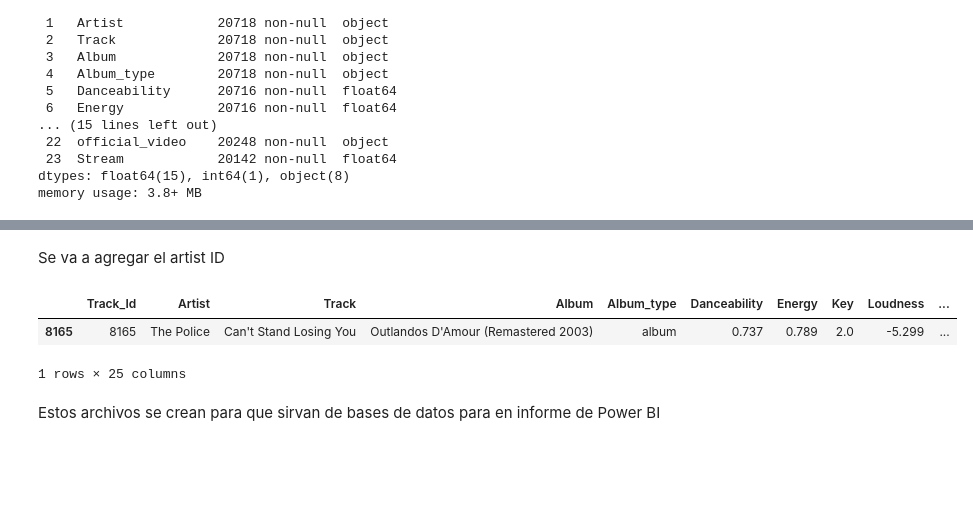
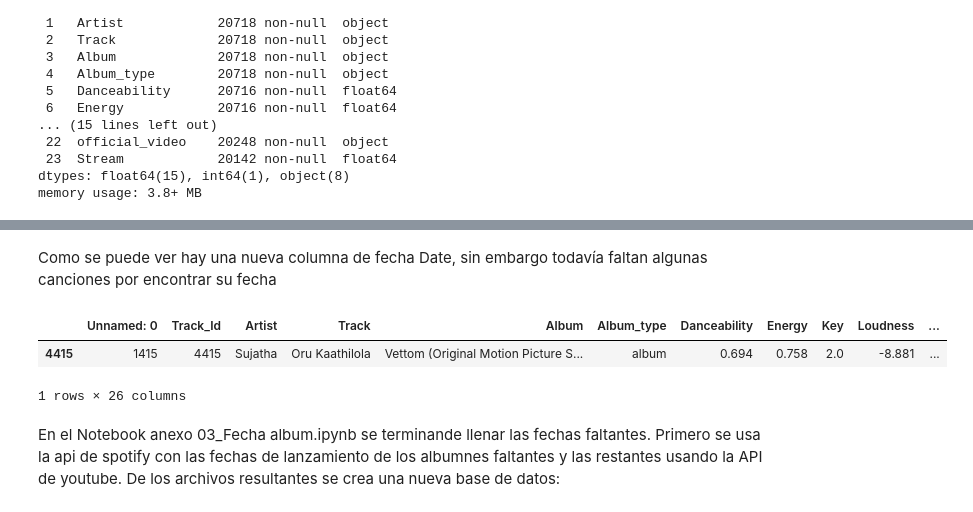
Before and after one commit to jjmoras1/DS2_Preentrega01, a Jupyter notebook: 01_Preparacion_Data.ipynb, the cells around one changed output, grey strips where cells are left out. Saved outputs shown, nothing was run; the diff lists cells and outputs as text; code cells hidden in the pictures; blank space fills up the shorter version.

```diff
--- a/01_Preparacion_Data.ipynb
+++ b/01_Preparacion_Data.ipynb
@@ -97 +99,11 @@ df.sample()
+# %%
+df1=pd.read_csv("df1000.csv")
+df2=pd.read_csv("df1000_3000.csv")
+df3=pd.read_csv("df3000_7000.csv")
+df4=pd.read_csv("df7000_11000.csv")
+df5=pd.read_csv("df11000_15000.csv")
+df6=pd.read_csv("df15000_19000.csv")
+df7=pd.read_csv("df19000_20718.csv")
+# %%
+df_fecha = pd.concat([df1, df2, df3,df4,df5,df6,df7], ignore_index=True)
 # %%
@@ -132,2 +128,0 @@ df_artistas.head()
-# %% [markdown]
-Se va a agregar el artist ID
@@ -136,8 +129,8 @@ df = pd.merge(df, df_artistas, on='Artist')
+# %% [markdown]
+Como se puede ver hay una nueva columna de fecha Date, sin embargo todavía faltan algunas canciones por encontrar su fecha
 # %%
-df.sample()
+df_fecha.sample()
 # %% [output]
-|  | Track_Id | Artist | Track | Album | Album_type | Danceability | Energy | Key | Loudness | ... |
-| 8165 | 8165 | The Police | Can't Stand Losing You | Outlandos D'Amour (Remastered 2003) | album | 0.737 | 0.789 | 2.0 | -5.299 | ... |
+|  | Unnamed: 0 | Track_Id | Artist | Track | Album | Album_type | Danceability | Energy | Key | Loudness | ... |
+| 4415 | 1415 | 4415 | Sujatha | Oru Kaathilola | Vettom (Original Motion Picture S... | album | 0.694 | 0.758 | 2.0 | -8.881 | ... |
-1 rows × 25 columns
+1 rows × 26 columns
-# %% [markdown]
-Estos archivos se crean para que sirvan de bases de datos para en informe de Power BI
@@ -150,0 +137,2 @@ df.to_csv("Youtube_Spotify2.csv", index=False)
+# %% [markdown]
+En el Notebook anexo 03_Fecha album.ipynb se terminande llenar las fechas faltantes. Primero se usa la api de spotify con las fechas de lanzamiento de los albumnes faltantes y las restantes usando la API de youtube. De los archivos resultantes se crea una nueva base de datos:
```
Also changed, not shown: parts of 33 cells of this notebook, 1 other file.
